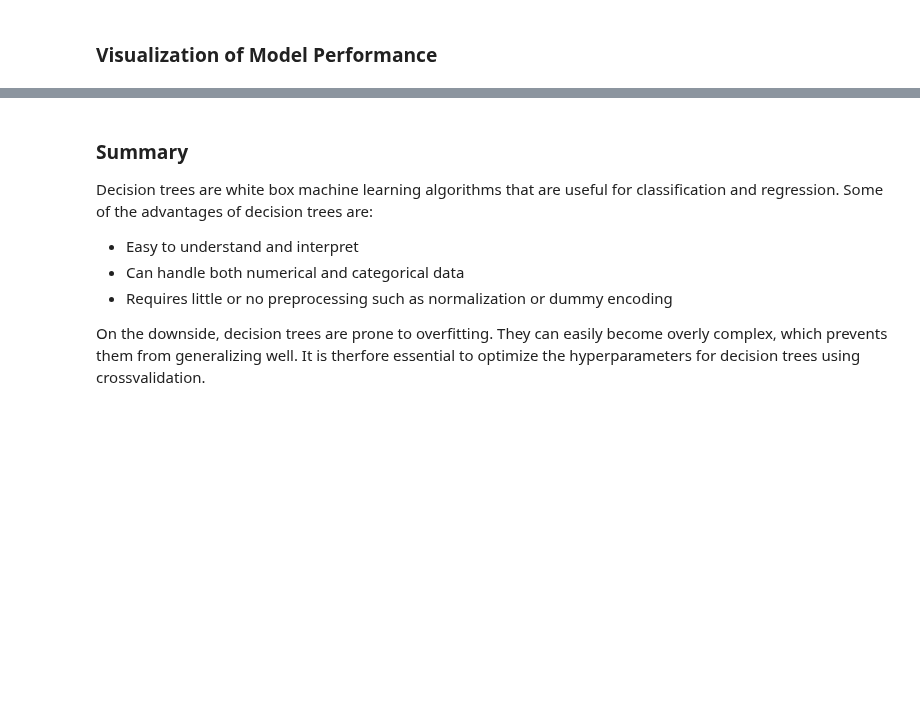
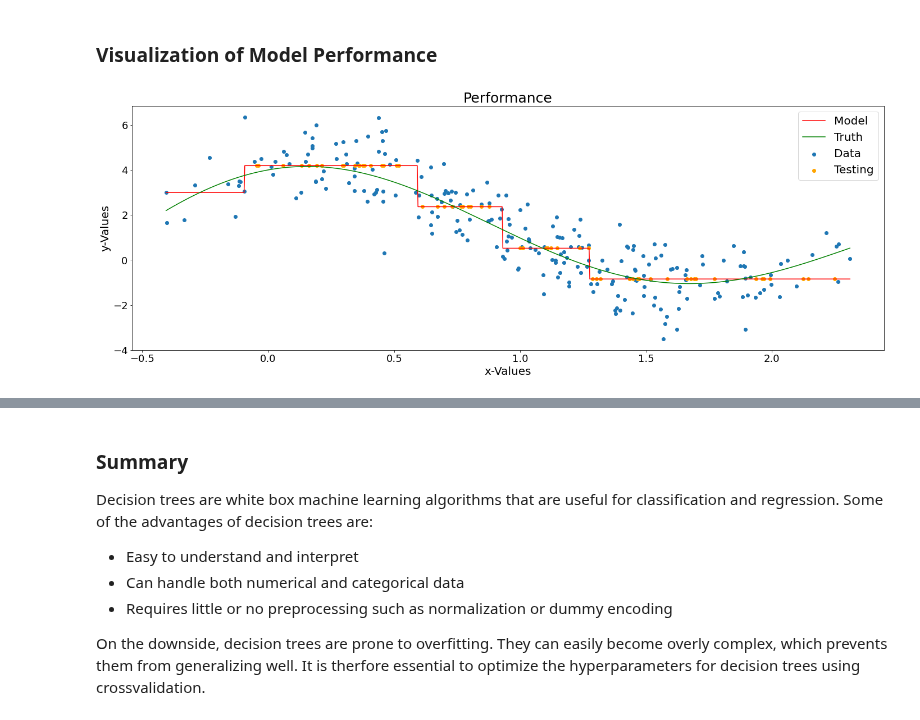
Before and after one commit to rhennig/EMA6938, a Jupyter notebook: Notebooks/16.DecisionTreeRegression.ipynb, the cells around one changed output, grey strips where cells are left out. Saved outputs shown, nothing was run; the diff lists cells and outputs as text; code cells hidden in the pictures; blank space fills up the shorter version.

```diff
--- a/Notebooks/16.DecisionTreeRegression.ipynb
+++ b/Notebooks/16.DecisionTreeRegression.ipynb
@@ -178,22 +198,24 @@ The tuned model does significantly better.
 ### Visualization of Model Performance
 # %%
 # Calculate optimal decision tree regression
-x_model = np.linspace(np.min(x), np.max(x), 1000)
-X_model = x_model.reshape((x_model.size,1))
+X_model = np.linspace(np.min(x), np.max(x), 1000)
+X_model = X_model.reshape((X_model.size,1))
 y_model_pred = tuned_regressor.predict(X_model)
-y_truth = np.cos(x_model)+2*np.sin(x_model)+3*np.cos(x_model*2)
+y_truth = np.cos(X_model)+2*np.sin(X_model)+3*np.cos(X_model*2)
 
 # Plot the whole dataset
 fig,ax=plt.subplots(figsize=(24,8))
-ax.scatter(x_train, y_train, label='Data')
-ax.scatter(x_test, y_test_pred, color='orange', label='Testing')
-ax.plot(x_model, y_model_pred, color='red', label='Model')
-ax.plot(x_model, y_truth, color='green', label='Truth')
+ax.scatter(X_train, y_train, label='Data')
+ax.scatter(X_test, y_test_pred, color='orange', label='Testing')
+ax.plot(X_model, y_model_pred, color='red', label='Model')
+ax.plot(X_model, y_truth, color='green', label='Truth')
 ax.set_xlabel('x-Values', fontsize=20)
 ax.set_ylabel('y-Values', fontsize=20)
 ax.set_title('Performance', fontsize=25)
 ax.legend(loc='upper right', fontsize=20)
 plt.show()
+# %% [output]
+[figure, added]
 # %%
 fig,ax=plt.subplots(figsize=(8,8))
 ax.scatter(y_test, y_test_pred, color="orange")
```
Also changed, not shown: parts of 9 cells of this notebook, 3 other files.
